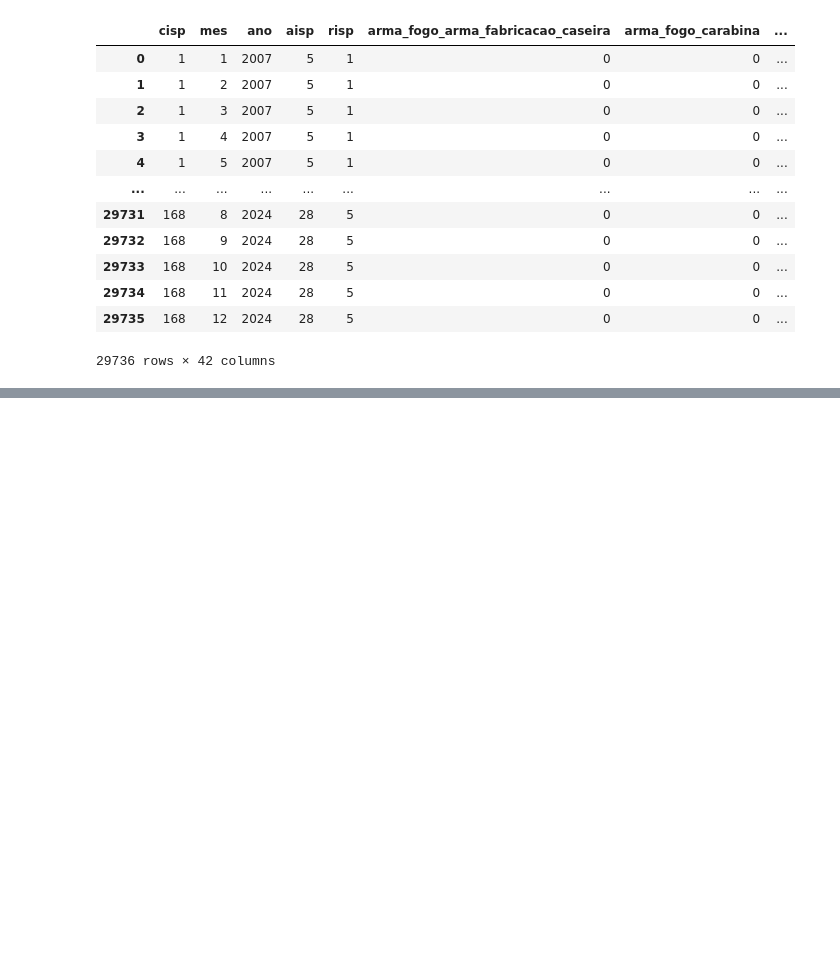
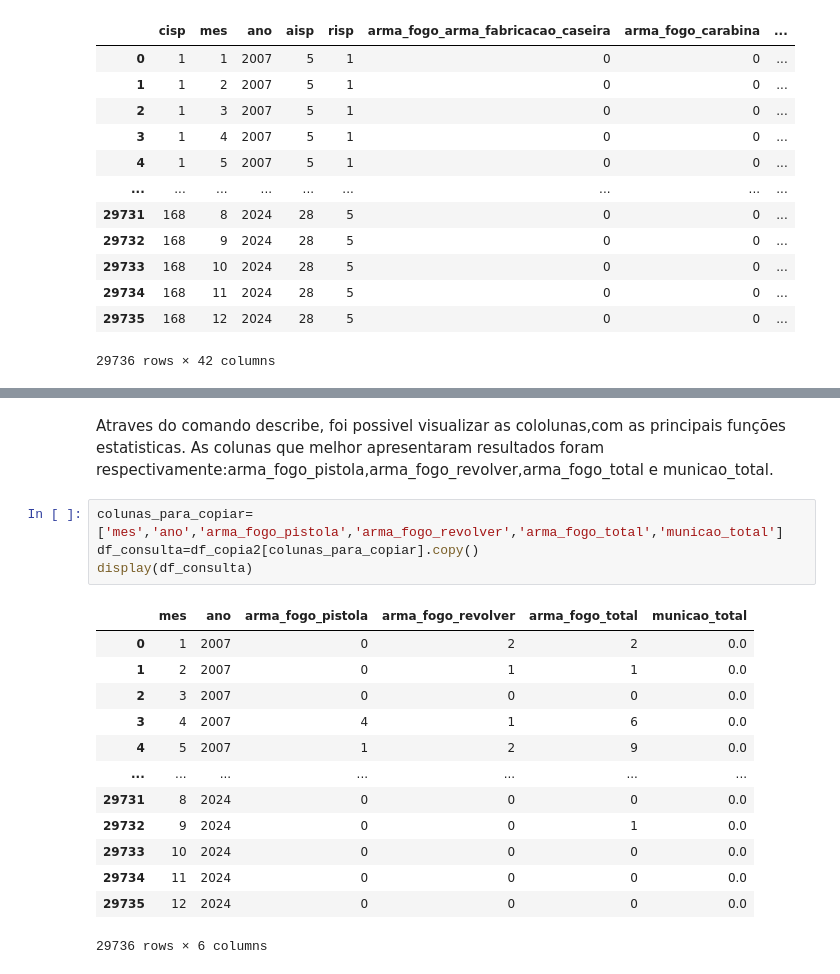
Before and after one commit to LilianeCrespo/ProjetoFinalBD, a Jupyter notebook: Espelho_principal.ipynb, the cells around one changed output, grey strips where cells are left out. Saved outputs shown, nothing was run; the diff lists cells and outputs as text; blank space fills up the shorter version.

```diff
--- a/Espelho_principal.ipynb
+++ b/Espelho_principal.ipynb
@@ -45,0 +118,21 @@ display(df_copia)
+# %% [markdown]
+Atraves do comando describe, foi possivel visualizar as cololunas,com as principais funções estatisticas.
+As colunas que melhor apresentaram resultados foram respectivamente:arma_fogo_pistola,arma_fogo_revolver,arma_fogo_total e municao_total.
+# %%
+colunas_para_copiar=['mes','ano','arma_fogo_pistola','arma_fogo_revolver','arma_fogo_total','municao_total']
+df_consulta=df_copia2[colunas_para_copiar].copy()
+display(df_consulta)
+# %% [output]
+|  | mes | ano | arma_fogo_pistola | arma_fogo_revolver | arma_fogo_total | municao_total |
+| 0 | 1 | 2007 | 0 | 2 | 2 | 0.0 |
+| 1 | 2 | 2007 | 0 | 1 | 1 | 0.0 |
+| 2 | 3 | 2007 | 0 | 0 | 0 | 0.0 |
+| 3 | 4 | 2007 | 4 | 1 | 6 | 0.0 |
+| 4 | 5 | 2007 | 1 | 2 | 9 | 0.0 |
+| ... | ... | ... | ... | ... | ... | ... |
+| 29731 | 8 | 2024 | 0 | 0 | 0 | 0.0 |
+| 29732 | 9 | 2024 | 0 | 0 | 1 | 0.0 |
+| 29733 | 10 | 2024 | 0 | 0 | 0 | 0.0 |
+| 29734 | 11 | 2024 | 0 | 0 | 0 | 0.0 |
+| 29735 | 12 | 2024 | 0 | 0 | 0 | 0.0 |
+29736 rows × 6 columns
```
Also changed, not shown: parts of 19 cells of this notebook.
